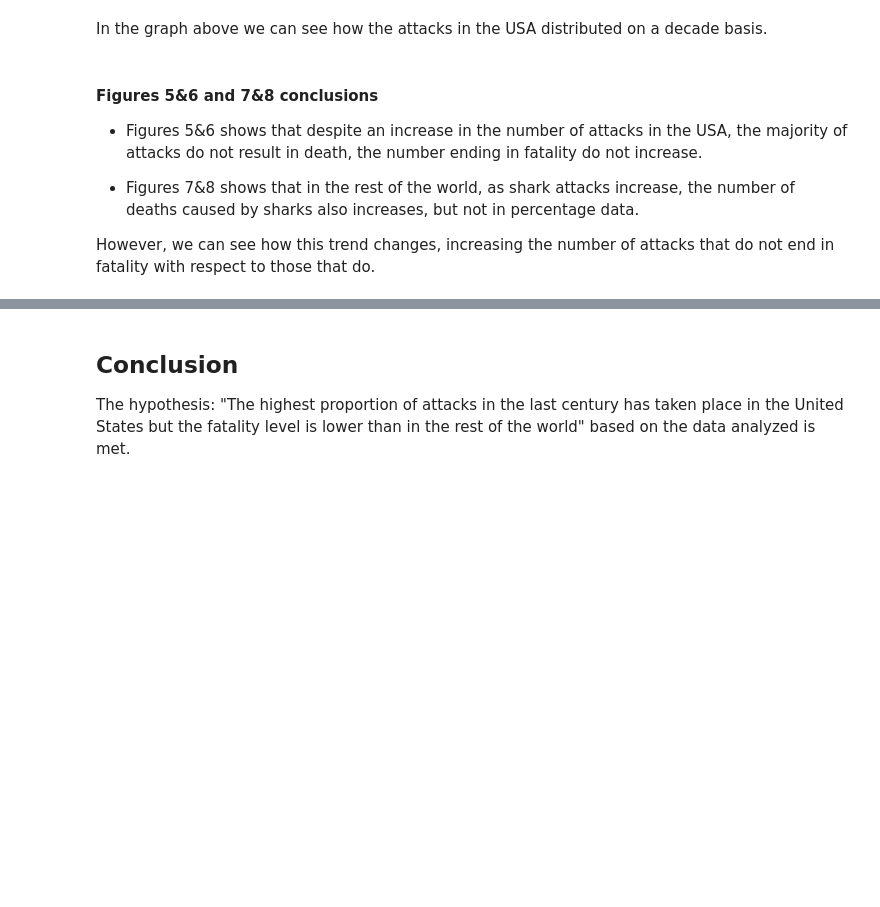
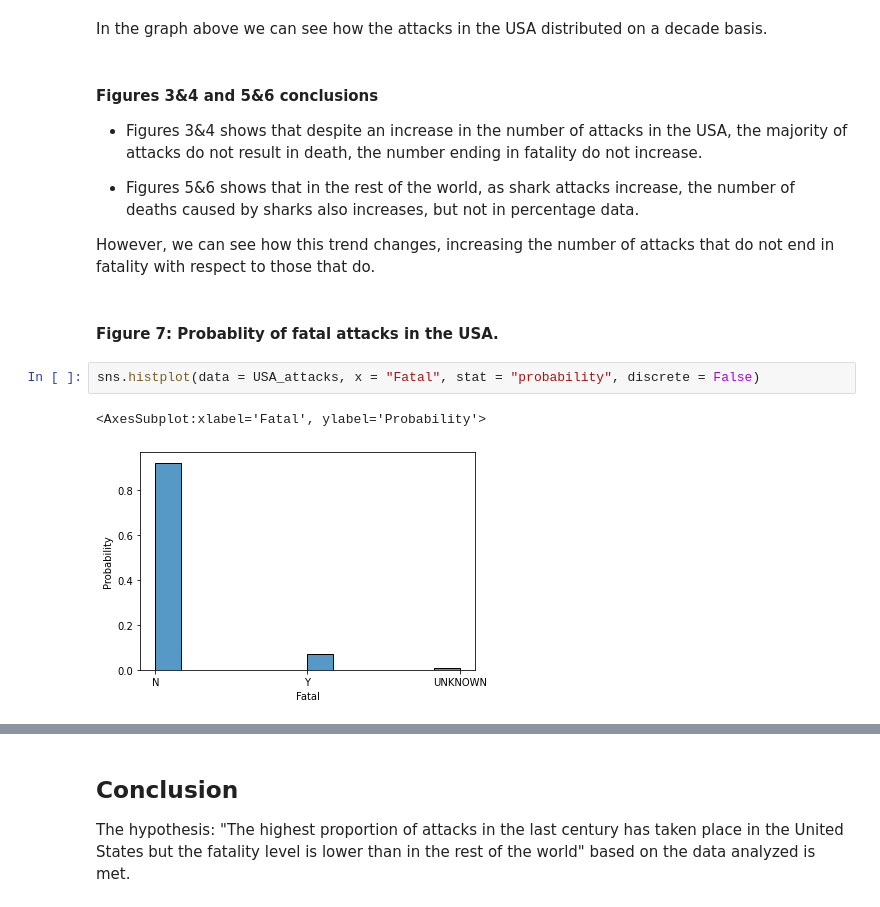
Before and after one commit to angelanavarrog/Pandas-project-Sharks-attacks, a Jupyter notebook: Output/Analysis.ipynb, the cells around one changed output, grey strips where cells are left out. Cells and saved outputs as stored; diff of their text form; blank space fills up the shorter version.

```diff
--- a/Output/Analysis.ipynb
+++ b/Output/Analysis.ipynb
@@ -126,10 +108,17 @@ sns.histplot(x = rest_attacks.Year, hue = rest_attacks.Fatal, bins = 12)
 # %% [markdown]
 In the graph above we can see how the attacks in the USA distributed on a decade basis.
 # %% [markdown]
-#### Figures 5&6 and 7&8 conclusions
+#### Figures 3&4 and 5&6 conclusions
 
-- Figures 5&6 shows that despite an increase in the number of attacks in the USA, the majority of attacks do not result in death, the number ending in fatality do not increase.
+- Figures 3&4 shows that despite an increase in the number of attacks in the USA, the majority of attacks do not result in death, the number ending in fatality do not increase.
 
-- Figures 7&8 shows that in the rest of the world, as shark attacks increase, the number of deaths caused by sharks also increases, but not in percentage data.
+- Figures 5&6 shows that in the rest of the world, as shark attacks increase, the number of deaths caused by sharks also increases, but not in percentage data.
 
 However, we can see how this trend changes, increasing the number of attacks that do not end in fatality with respect to those that do.
+# %% [markdown]
+#### Figure 7: Probablity of fatal attacks in the USA.
+# %%
+sns.histplot(data = USA_attacks, x = "Fatal", stat = "probability", discrete = False)
+# %% [output]
+<AxesSubplot:xlabel='Fatal', ylabel='Probability'>
+[figure, added]
```
Also changed, not shown: parts of 16 cells of this notebook.
